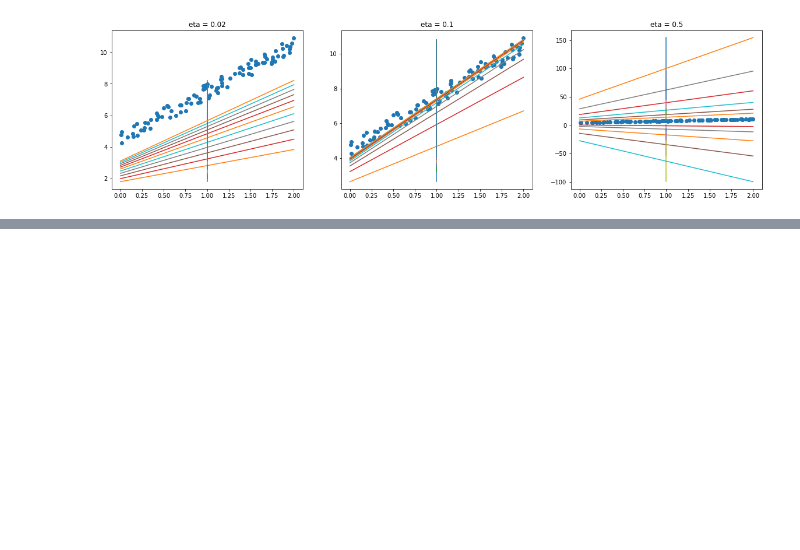
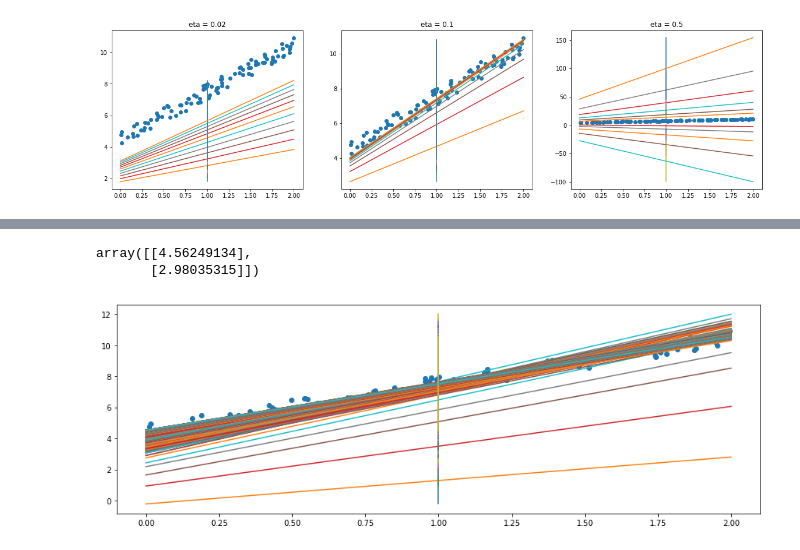
Before and after one commit to ChiaraAlba/Decision-Tree, a Jupyter notebook: practice.ipynb, the cells around one changed output, grey strips where cells are left out. Saved outputs shown, nothing was run; the diff lists cells and outputs as text; code cells hidden in the pictures; blank space fills up the shorter version.

```diff
--- a/practice.ipynb
+++ b/practice.ipynb
@@ -102,0 +116,43 @@ for j in range(len(eta)):
+# %%
+n_epochs = 50
+t0, t1 = 5, 50 #learning schedule hyperparameters
+
+def learning_schedule(t):
+  return t0 / (t1 + t)
+
+theta = np.random.randn(2,1)
+
+for epoch in range(n_epochs):
+  for i in range(m):
+    random_index = np.random.randint(m)
+    xi = X_complete[random_index:random_index + 1]
+    yi = y[random_index:random_index + 1]
+    gradients = 2 * xi.T.dot(xi.dot(theta) - yi)
+    eta = learning_schedule(epoch * m + i)
+    theta = theta - eta * gradients
+
+theta
+# %% [output]
+array([[4.56249134],
+       [2.98035315]])
+# %%
+fig, ax = plt.subplots(figsize=(15,5))
+fig = ax.scatter(X,y)
+
+X_new = np.array([[0], [2]])
+X_new = np.c_[np.ones((2,1)), X_new]
+
+theta = np.random.randn(2,1)
+
+for epoch in range(11):
+  for i in range(m):
+    random_index = np.random.randint(m)
+    xi = X_complete[random_index:random_index + 1]
+    yi = y[random_index:random_index + 1]
+    gradients = 2 * xi.T.dot(xi.dot(theta) - yi)
+    eta = learning_schedule(epoch * m + i)
+    theta = theta - eta * gradients
+    y_predict = X_new.dot(theta)
+    fig = ax.plot(X_new, y_predict)
+# %% [output]
+[figure, added]
```
Also changed, not shown: parts of 1 cell of this notebook.
